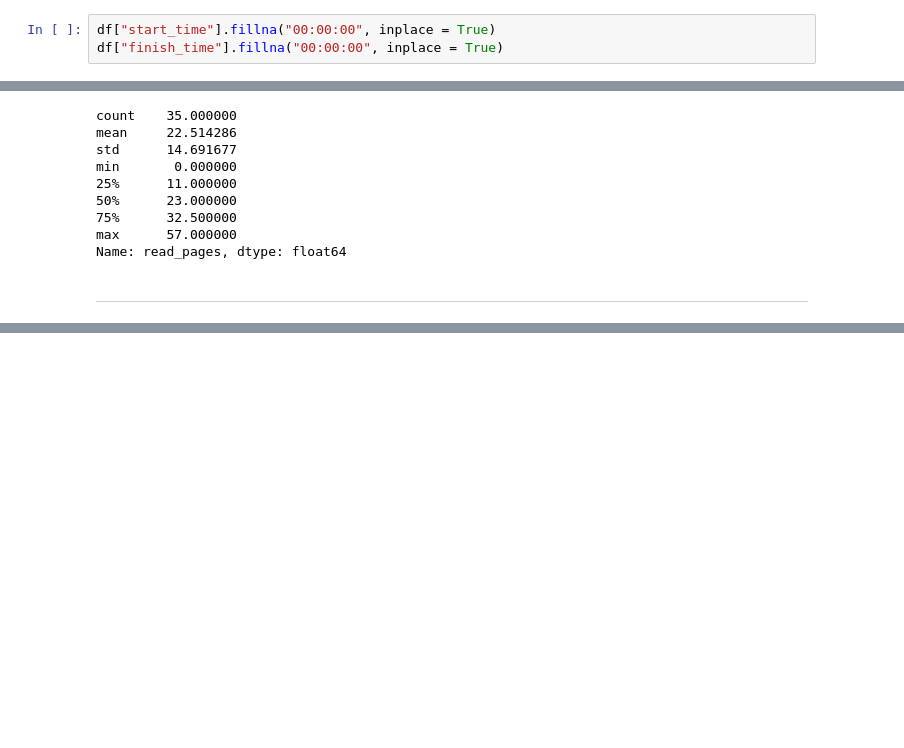
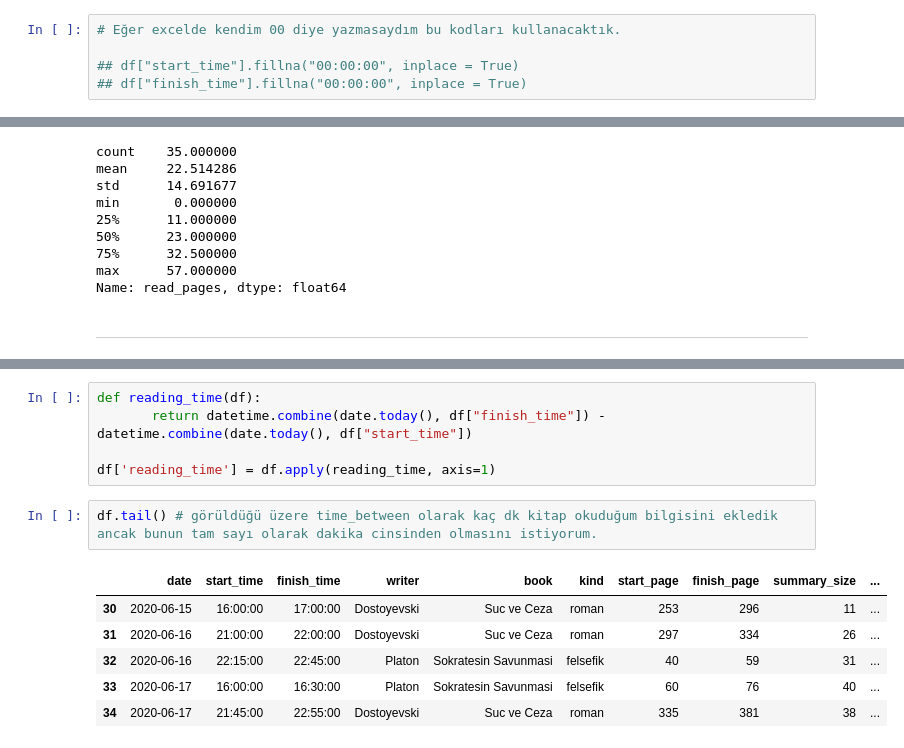
Before and after one commit to baranacikgoz/Reading-Habits-Data-Science-Project, a Jupyter notebook: Project.ipynb, the cells around one changed output, grey strips where cells are left out. Drawn from its saved outputs; the diff is of its cells as text; blank space fills up the shorter version.

```diff
--- a/Project.ipynb
+++ b/Project.ipynb
@@ -84,6 +84,8 @@ dtype: object
 # %%
-df["start_time"].fillna("00:00:00", inplace = True)
-df["finish_time"].fillna("00:00:00", inplace = True)
+# Eğer excelde kendim 00 diye yazmasaydım bu kodları kullanacaktık.
+
+## df["start_time"].fillna("00:00:00", inplace = True)
+## df["finish_time"].fillna("00:00:00", inplace = True)
 # %%
 df.fillna(-1, inplace = True)
 # %%
@@ -216,0 +226,14 @@ NameError: name 'df' is not defined
+# %%
+def reading_time(df):
+       return datetime.combine(date.today(), df["finish_time"]) - datetime.combine(date.today(), df["start_time"])
+
+df['reading_time'] = df.apply(reading_time, axis=1)
+# %%
+df.tail() # görüldüğü üzere time_between olarak kaç dk kitap okuduğum bilgisini ekledik ancak bunun tam sayı olarak dakika cinsinden olmasını istiyorum.
+# %% [output]
+|  | date | start_time | finish_time | writer | book | kind | start_page | finish_page | summary_size | ... |
+| 30 | 2020-06-15 | 16:00:00 | 17:00:00 | Dostoyevski | Suc ve Ceza | roman | 253 | 296 | 11 | ... |
+| 31 | 2020-06-16 | 21:00:00 | 22:00:00 | Dostoyevski | Suc ve Ceza | roman | 297 | 334 | 26 | ... |
+| 32 | 2020-06-16 | 22:15:00 | 22:45:00 | Platon | Sokratesin Savunmasi | felsefik | 40 | 59 | 31 | ... |
+| 33 | 2020-06-17 | 16:00:00 | 16:30:00 | Platon | Sokratesin Savunmasi | felsefik | 60 | 76 | 40 | ... |
+| 34 | 2020-06-17 | 21:45:00 | 22:55:00 | Dostoyevski | Suc ve Ceza | roman | 335 | 381 | 38 | ... |
```
Also changed, not shown: parts of 15 cells of this notebook.
